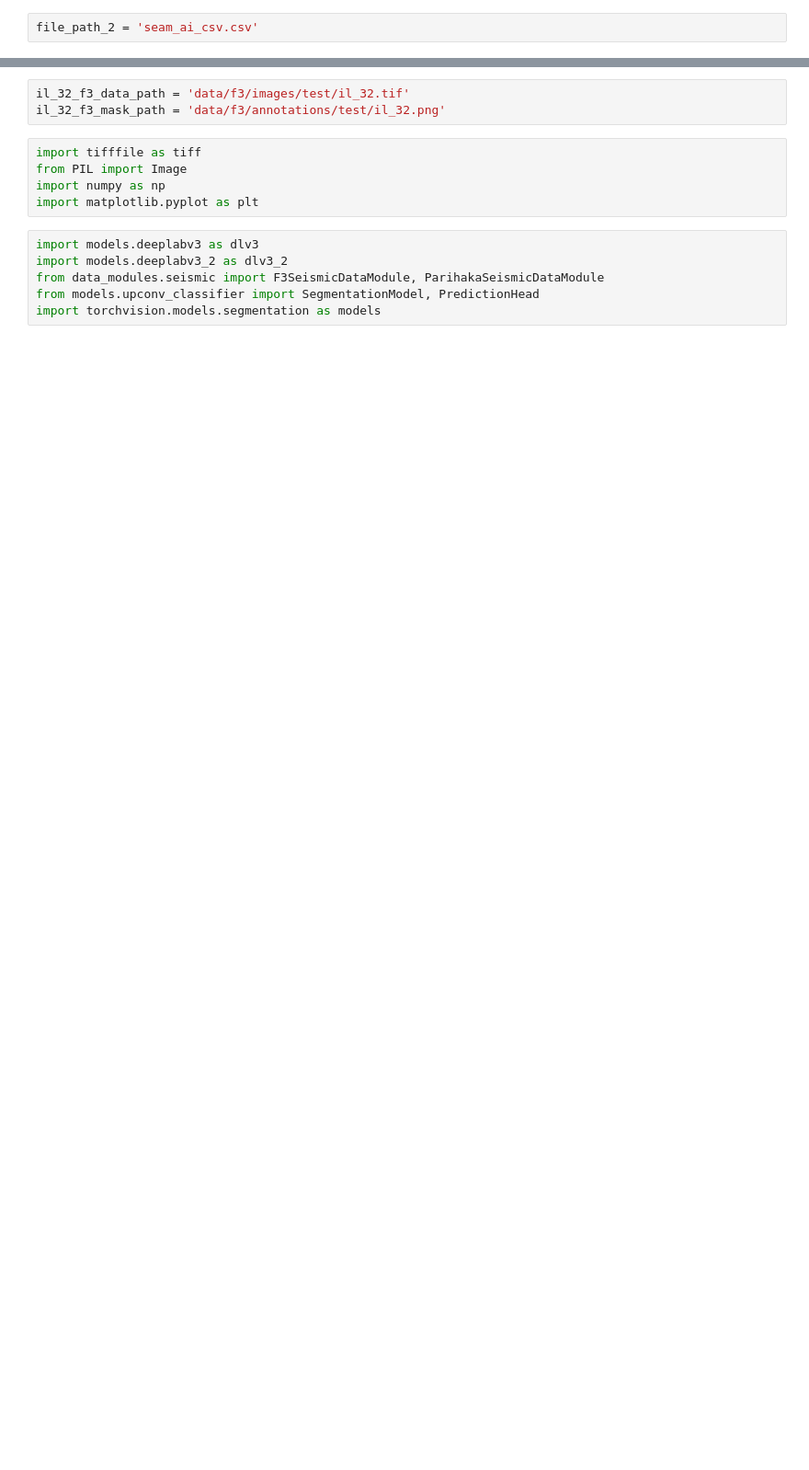
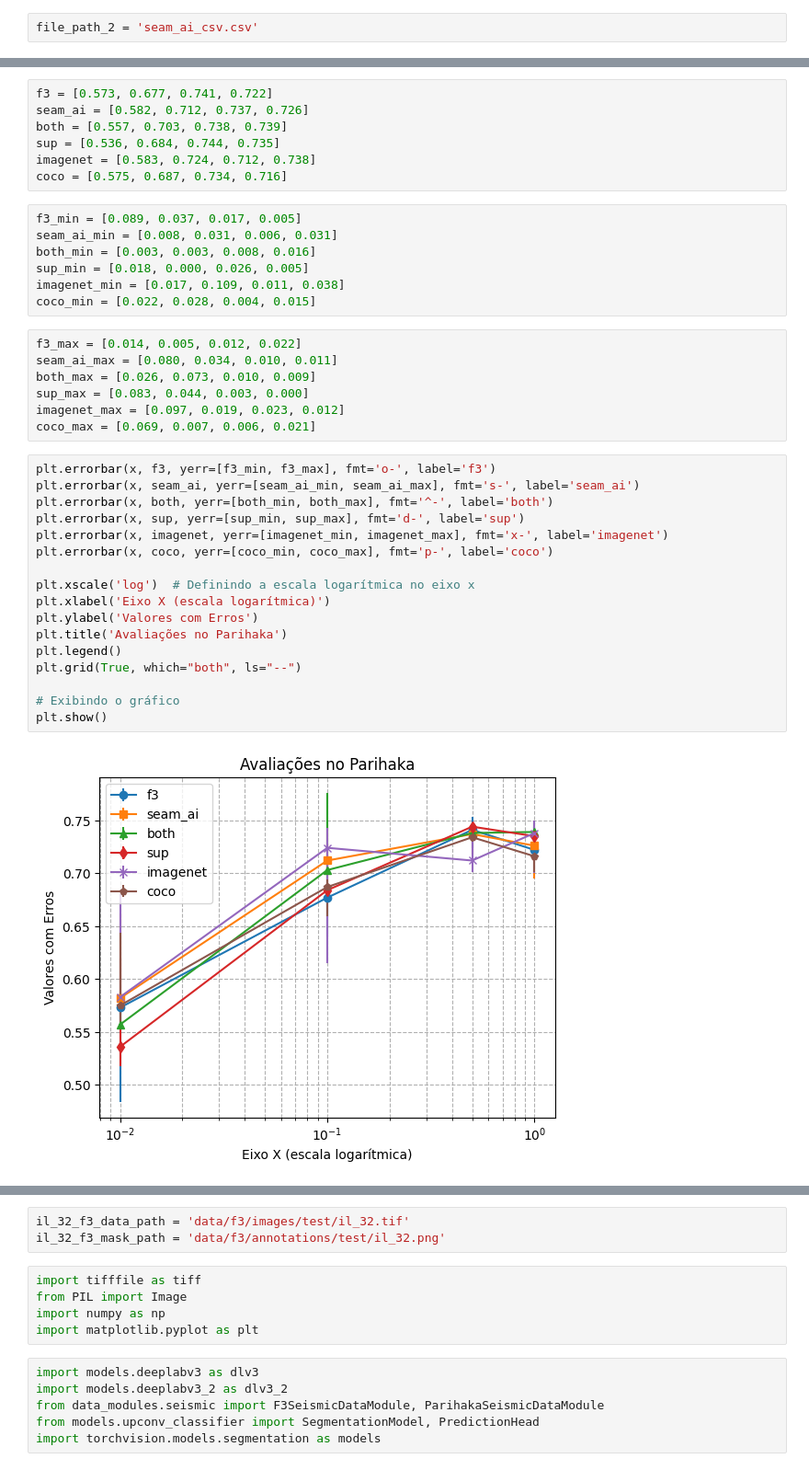
Before and after one commit to viniciuslsoares/Seismic-Byol, a Jupyter notebook: plots.ipynb, the cells around one changed output, grey strips where cells are left out. Shown: that part at 92% size. Drawn from its saved outputs; the diff is of its cells as text; blank space fills up the shorter version.

Commit message:
V3 graph upload

```diff
--- a/plots.ipynb
+++ b/plots.ipynb
@@ -180,3 +197,43 @@ fig.write_image("grafico_modelos_seam_ai.png")
 fig.show()
 # %% [output]
 [interactive output not drawn]
+# %%
+f3 = [0.573, 0.677, 0.741, 0.722]
+seam_ai = [0.582, 0.712, 0.737, 0.726]
+both = [0.557, 0.703, 0.738, 0.739]
+sup = [0.536, 0.684, 0.744, 0.735]
+imagenet = [0.583, 0.724, 0.712, 0.738]
+coco = [0.575, 0.687, 0.734, 0.716]
+# %%
+f3_min = [0.089, 0.037, 0.017, 0.005]
+seam_ai_min = [0.008, 0.031, 0.006, 0.031]
+both_min = [0.003, 0.003, 0.008, 0.016]
+sup_min = [0.018, 0.000, 0.026, 0.005]
+imagenet_min = [0.017, 0.109, 0.011, 0.038]
+coco_min = [0.022, 0.028, 0.004, 0.015]
+# %%
+f3_max = [0.014, 0.005, 0.012, 0.022]
+seam_ai_max = [0.080, 0.034, 0.010, 0.011]
+both_max = [0.026, 0.073, 0.010, 0.009]
+sup_max = [0.083, 0.044, 0.003, 0.000]
+imagenet_max = [0.097, 0.019, 0.023, 0.012]
+coco_max = [0.069, 0.007, 0.006, 0.021]
+# %%
+plt.errorbar(x, f3, yerr=[f3_min, f3_max], fmt='o-', label='f3')
+plt.errorbar(x, seam_ai, yerr=[seam_ai_min, seam_ai_max], fmt='s-', label='seam_ai')
+plt.errorbar(x, both, yerr=[both_min, both_max], fmt='^-', label='both')
+plt.errorbar(x, sup, yerr=[sup_min, sup_max], fmt='d-', label='sup')
+plt.errorbar(x, imagenet, yerr=[imagenet_min, imagenet_max], fmt='x-', label='imagenet')
+plt.errorbar(x, coco, yerr=[coco_min, coco_max], fmt='p-', label='coco')
+
+plt.xscale('log')  # Definindo a escala logarítmica no eixo x
+plt.xlabel('Eixo X (escala logarítmica)')
+plt.ylabel('Valores com Erros')
+plt.title('Avaliações no Parihaka')
+plt.legend()
+plt.grid(True, which="both", ls="--")
+
+# Exibindo o gráfico
+plt.show()
+# %% [output]
+[figure, added]
```
Also changed, not shown: parts of 22 cells of this notebook.
